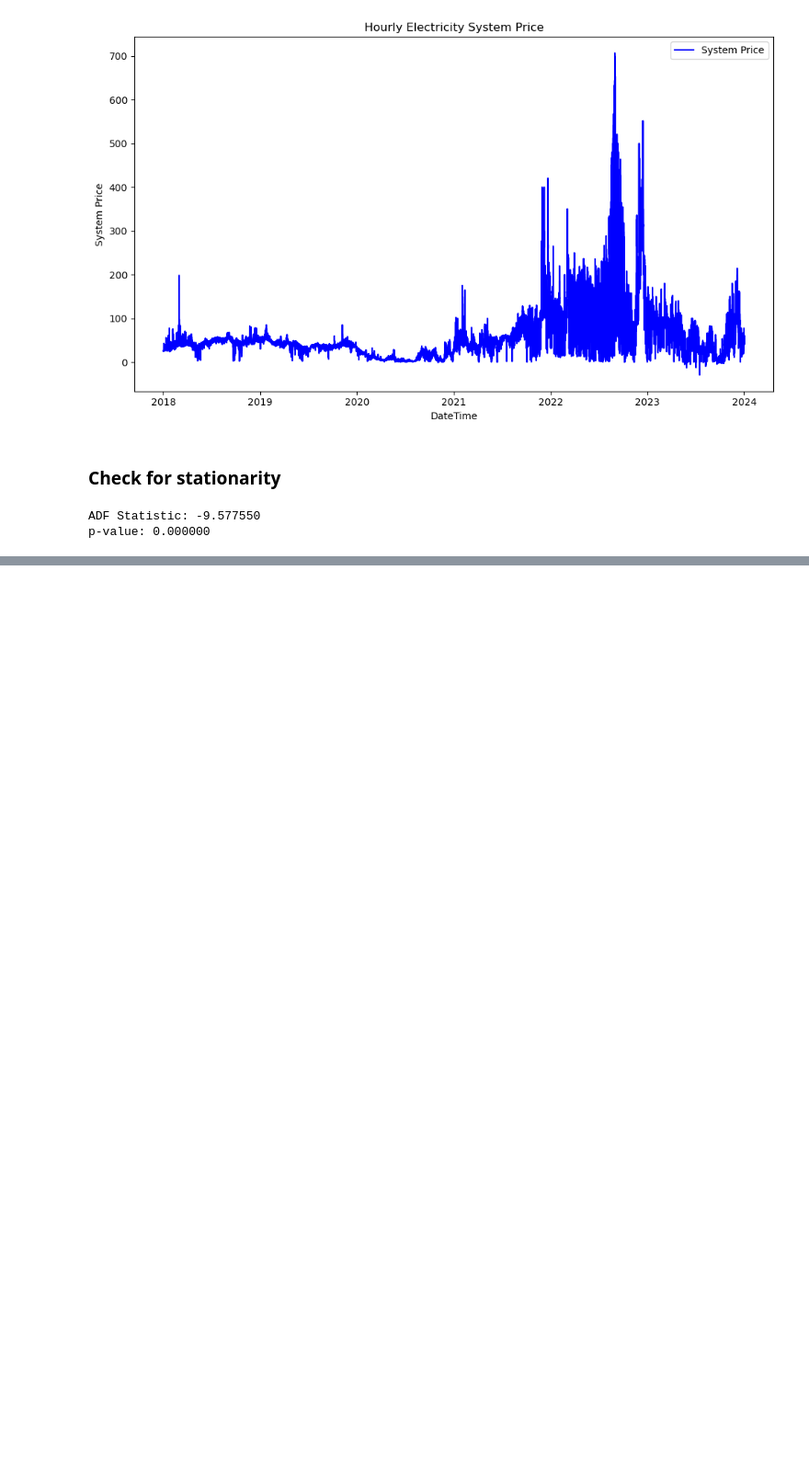
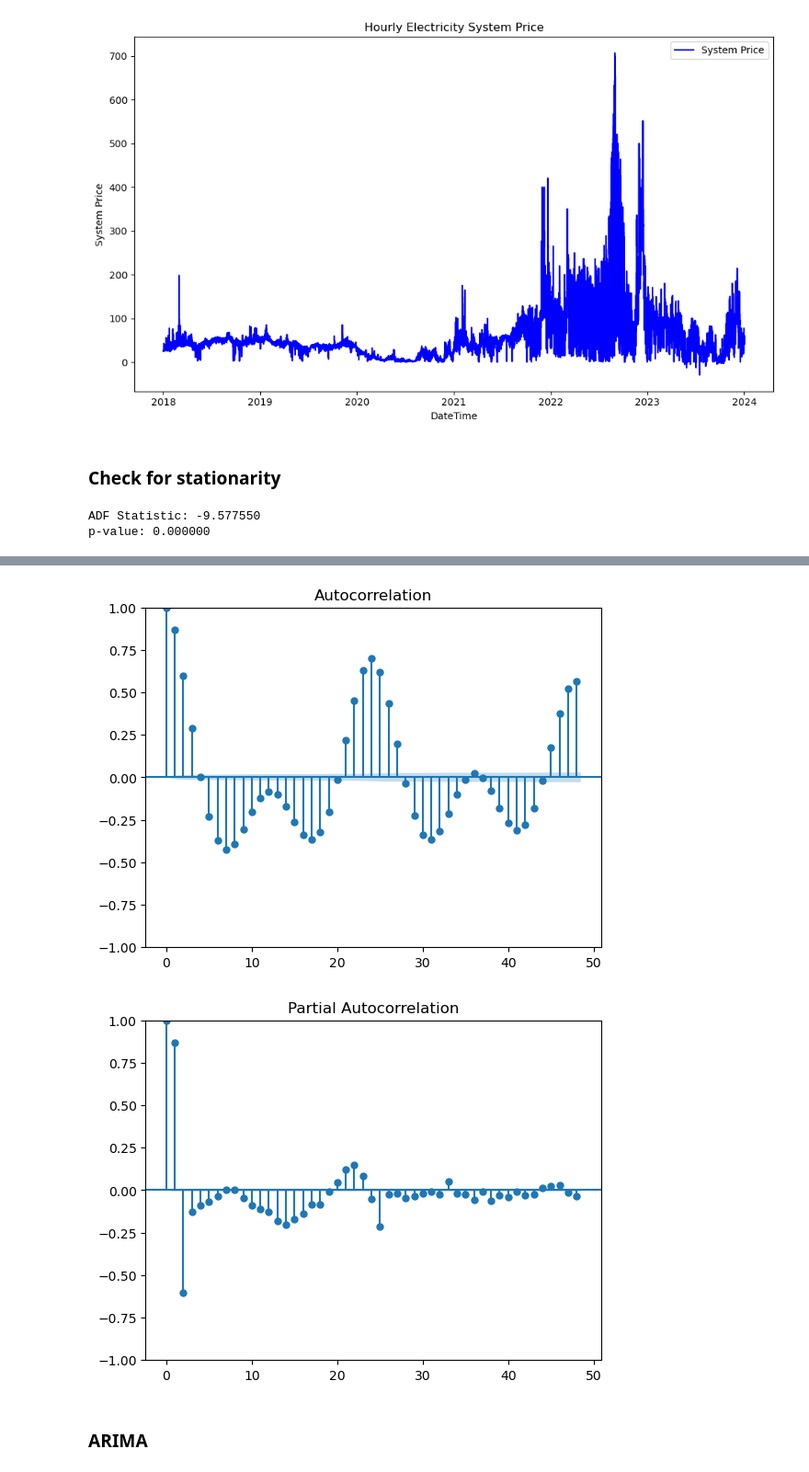
Before and after one commit to evenbakke/MasterThesis-, a Jupyter notebook: ARIMA.ipynb, the cells around one changed output, grey strips where cells are left out. Shown at 92% size. Cells and saved outputs as stored; diff of their text form; code cells hidden in the pictures; blank space fills up the shorter version.

```diff
--- a/ARIMA.ipynb
+++ b/ARIMA.ipynb
@@ -94,0 +127,9 @@ data_diff = df['systemPrice'].diff().dropna()  # First difference
+# %%
+plot_acf(detrended_deseasonalized)
+plot_pacf(detrended_deseasonalized)
+plt.show()
+# %% [output]
+[figure, added]
+[figure, added]
+# %% [markdown]
+### ARIMA
```
Also changed, not shown: parts of 5 cells of this notebook.
